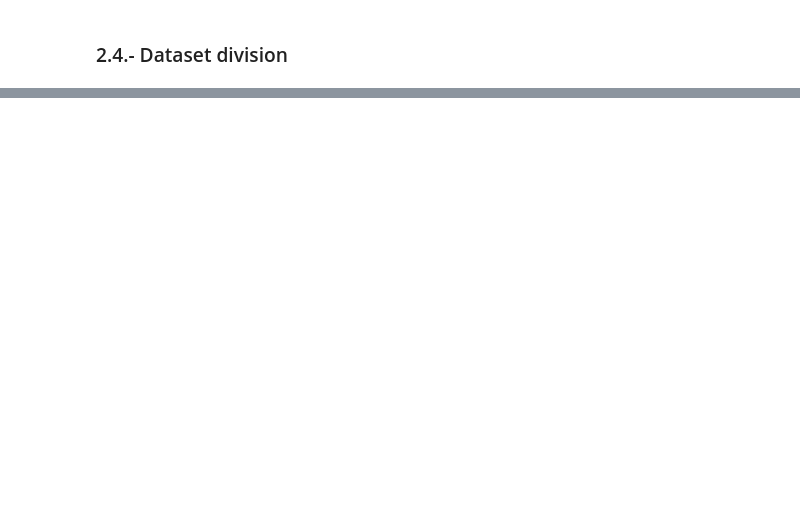
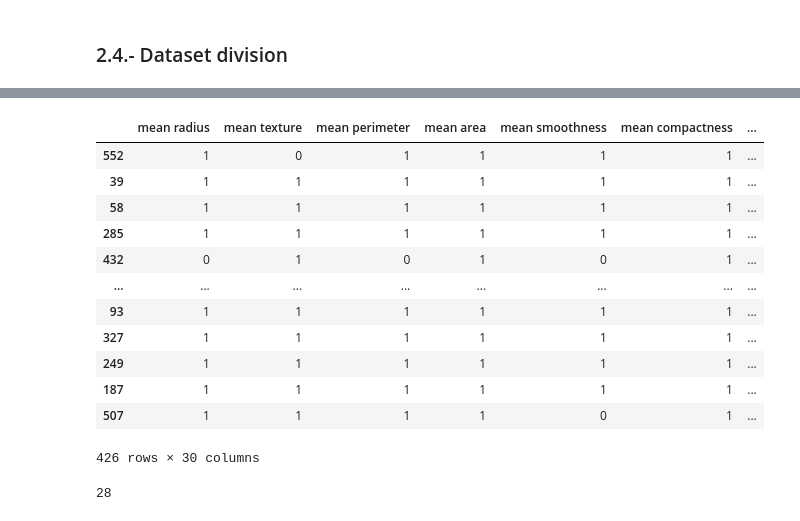
Before and after one commit to SerSanC/McCulloch-Pitts-Artificial-Neuron, a Jupyter notebook: McCulloch-Pitts-Artificial-Neuron.ipynb, the cells around one changed output, grey strips where cells are left out. Saved outputs shown, nothing was run; the diff lists cells and outputs as text; code cells hidden in the pictures; blank space fills up the shorter version.

```diff
--- a/McCulloch-Pitts-Artificial-Neuron.ipynb
+++ b/McCulloch-Pitts-Artificial-Neuron.ipynb
@@ -104,0 +215,20 @@ print("Tamaño del conjunto de datos de pruebas: ", len(X_test))
+# %%
+# Transformamos las caracteríticas de entrada a un valor binario
+X_train_bin = X_train.apply(pd.cut, bins=2, labels=[1, 0])
+X_test_bin = X_test.apply(pd.cut, bins=2, labels=[1, 0])
+
+X_train_bin
+# %% [output]
+|  | mean radius | mean texture | mean perimeter | mean area | mean smoothness | mean compactness | ... |
+| 552 | 1 | 0 | 1 | 1 | 1 | 1 | ... |
+| 39 | 1 | 1 | 1 | 1 | 1 | 1 | ... |
+| 58 | 1 | 1 | 1 | 1 | 1 | 1 | ... |
+| 285 | 1 | 1 | 1 | 1 | 1 | 1 | ... |
+| 432 | 0 | 1 | 0 | 1 | 0 | 1 | ... |
+| ... | ... | ... | ... | ... | ... | ... | ... |
+| 93 | 1 | 1 | 1 | 1 | 1 | 1 | ... |
+| 327 | 1 | 1 | 1 | 1 | 1 | 1 | ... |
+| 249 | 1 | 1 | 1 | 1 | 1 | 1 | ... |
+| 187 | 1 | 1 | 1 | 1 | 1 | 1 | ... |
+| 507 | 1 | 1 | 1 | 1 | 0 | 1 | ... |
+426 rows × 30 columns
@@ -104,0 +241,5 @@ print("Tamaño del conjunto de datos de pruebas: ", len(X_test))
+# %%
+# Threshold óptimo seleccionado
+mp_neuron.threshold
+# %% [output]
+28
```
Also changed, not shown: parts of 16 cells of this notebook, 1 other file.
